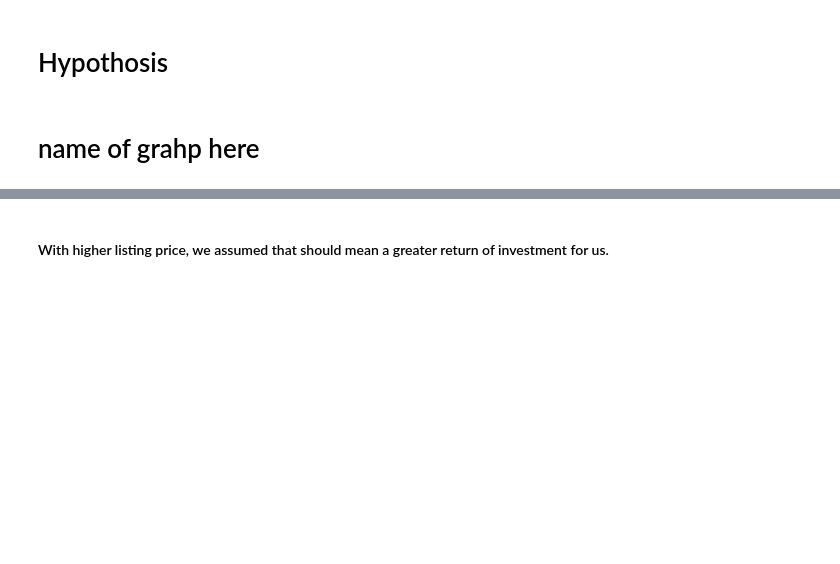
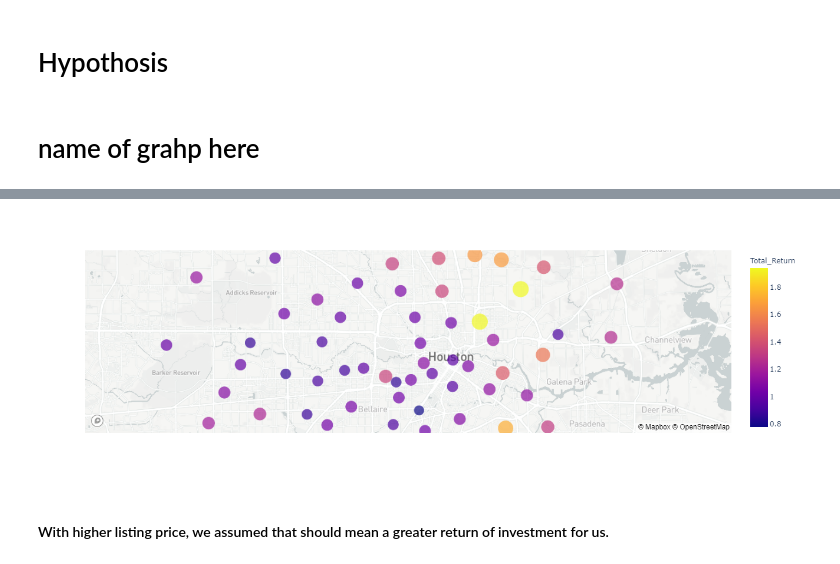
Before and after one commit to dovu93/Real_Estate_Investment_Identifier, a Jupyter notebook: Notebooks/Copy_Code_Vu.ipynb, the cells around one changed output, grey strips where cells are left out. Saved outputs shown, nothing was run; the diff lists cells and outputs as text; code cells hidden in the pictures; blank space fills up the shorter version.

```diff
--- a/Notebooks/Copy_Code_Vu.ipynb
+++ b/Notebooks/Copy_Code_Vu.ipynb
@@ -339,0 +339,4 @@ Insert Mapbox
+# %%
+median_list_sqft_df_cum_prod = (1+filtered_median_list_sqft_df_pct_change).cumprod()
+total_cum_prod_pricing = median_list_sqft_df_cum_prod.iloc[-1].to_frame().transpose()
+total_cum_prod_pricing
@@ -339,0 +358,7 @@ Insert Mapbox
+# %%
+
+zip_long_df = pd.pivot_table(long_lat_df, columns = 'Zip', values = 'Longitude')
+lat_long_zip_comb_df = pd.concat([zip_lat_df, zip_long_df, total_cum_prod_pricing], join="inner").transpose()
+lat_long_zip_comb_df.columns = ('Latitude', 'Longitude', 'Total_Return')
+lat_long_zip_comb_df.index.rename('zip', inplace = True)
+lat_long_zip_comb_df.reset_index(inplace=True)
@@ -339,0 +369,5 @@ Insert Mapbox
+# %%
+lat_long_zip_comb_df = pd.concat([zip_lat_df, zip_long_df, total_cum_prod_pricing], join="inner").transpose()
+lat_long_zip_comb_df.columns = ('Latitude', 'Longitude', 'Total_Return')
+lat_long_zip_comb_df.index.rename('zip', inplace = True)
+lat_long_zip_comb_df.reset_index(inplace=True)
@@ -340,3 +393,22 @@ Insert Mapbox
+# %%
+lat_long_zip_comb_df.index.rename('zip', inplace = True)
+lat_long_zip_comb_df.reset_index(inplace=True)
+# %%
+map_total_returns = px.scatter_mapbox(
+    lat_long_zip_comb_df,
+    lat="Latitude",
+    lon="Longitude",
+    #text="Zip",
+    size="Total_Return",
+    color="Total_Return",
+    hover_name="zip",
+    zoom=10
+)
+
+# Display the map
+map_total_returns.show()
+# %% [output]
+[figure, added]
 # %%
 filtered_pricing_data_df = pricing_data_df[pricing_data_df['postal_code'].isin(zip_code_list)]
 filtered_pricing_data_df
```
Also changed, not shown: parts of 25 cells of this notebook, 1 other file.
